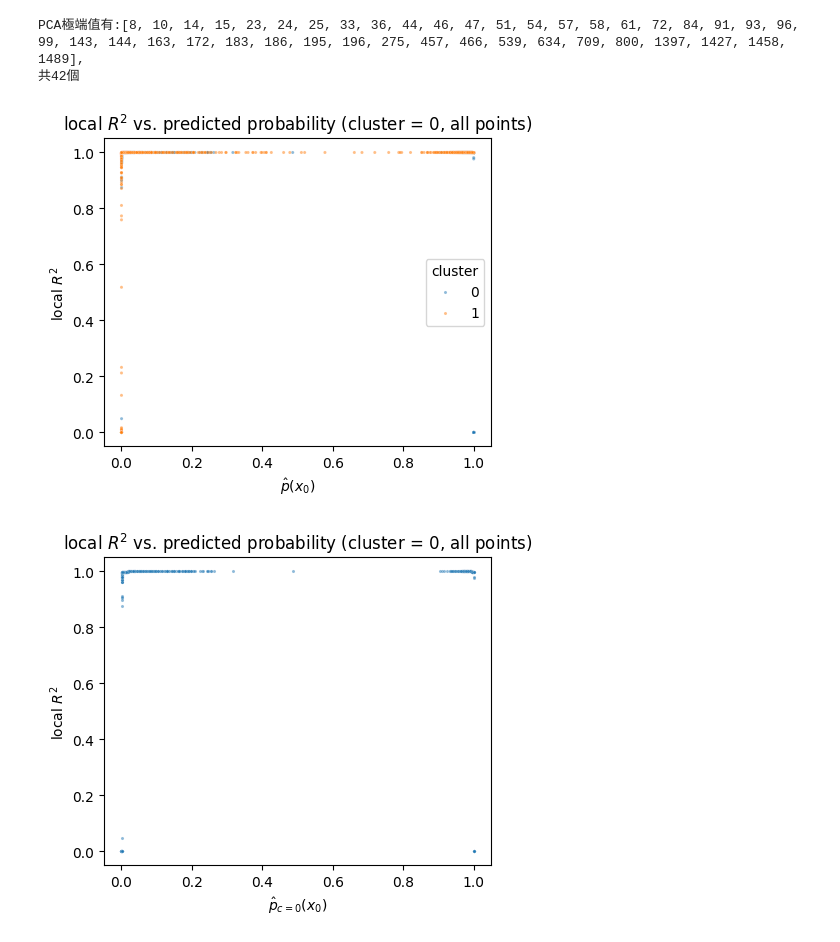
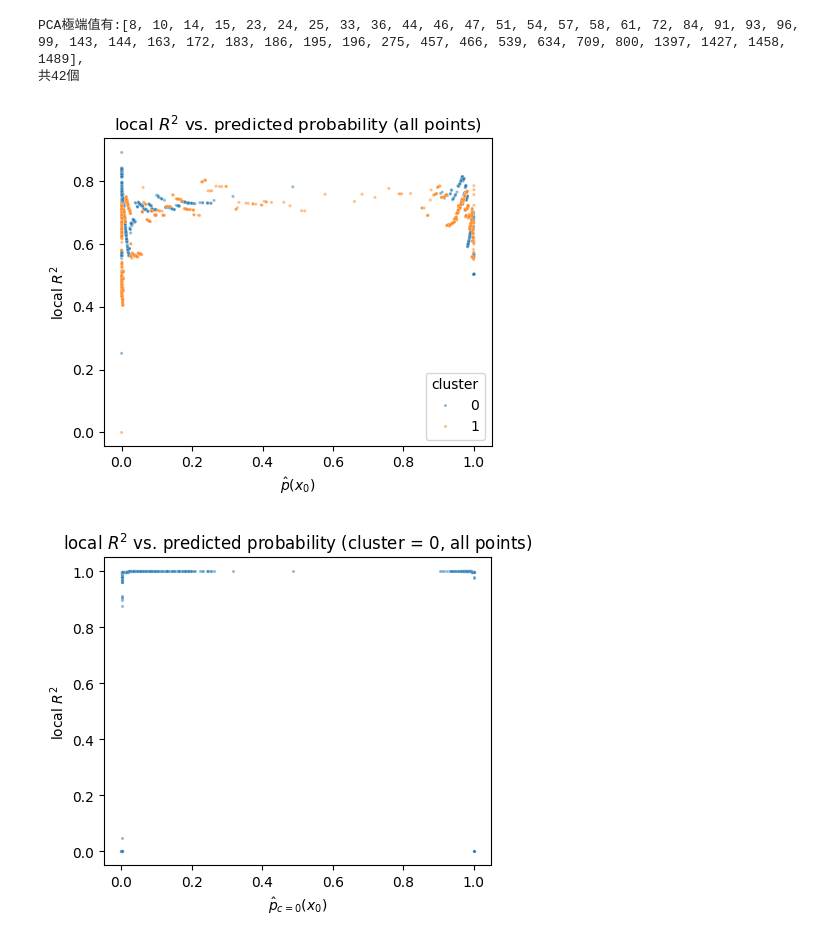
Before and after one commit to JackHuang0125/WHAT_I_DID, a Jupyter notebook: 0 Meeting/0_PAPER_1217.ipynb, the cells around one changed output. Saved outputs shown, nothing was run; the diff lists cells and outputs as text; code cells hidden in the pictures.

```diff
--- a/0 Meeting/0_PAPER_1217.ipynb
+++ b/0 Meeting/0_PAPER_1217.ipynb
@@ -226,7 +240,7 @@ for c in [0, 1]:
             scaler=None,
             n_samples=500,
             sigma=0.5,
-            surrogate_type="xgb",
+            surrogate_type="tree",
             random_state=42
         )
 
@@ -245,15 +259,15 @@ PCA極端值有:[8, 10, 14, 15, 23, 24, 25, 33, 36, 44, 46, 47, 51, 54, 57, 58,
 # %%
 m0 = (local_df["cluster"] == 0)
 
 plt.figure(figsize=(5,4))
 sns.scatterplot(x=local_df["p_hat"], y=local_df["local_R2"],
             s=5, alpha=0.5, marker="o", hue=local_df['cluster'])
 plt.xlabel(r"$\hat p(x_0)$")
 plt.ylabel("local $R^2$")
-plt.title("local $R^2$ vs. predicted probability (cluster = 0, all points)")
+plt.title("local $R^2$ vs. predicted probability (all points)")
 plt.show()
 # %% [output]
-[figure, old version]
+[figure, new version]
 # %%
 m0 = (local_df["cluster"] == 0)
 
```
Also changed, not shown: parts of 4 cells of this notebook, 38 other files.
